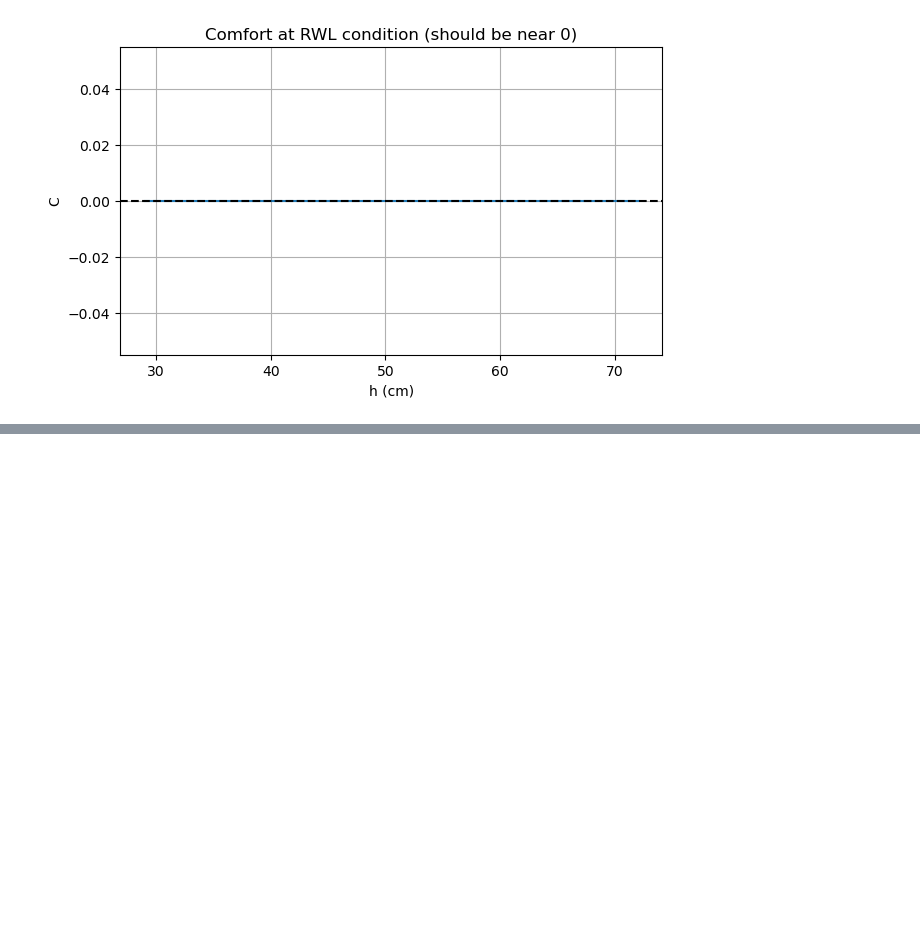
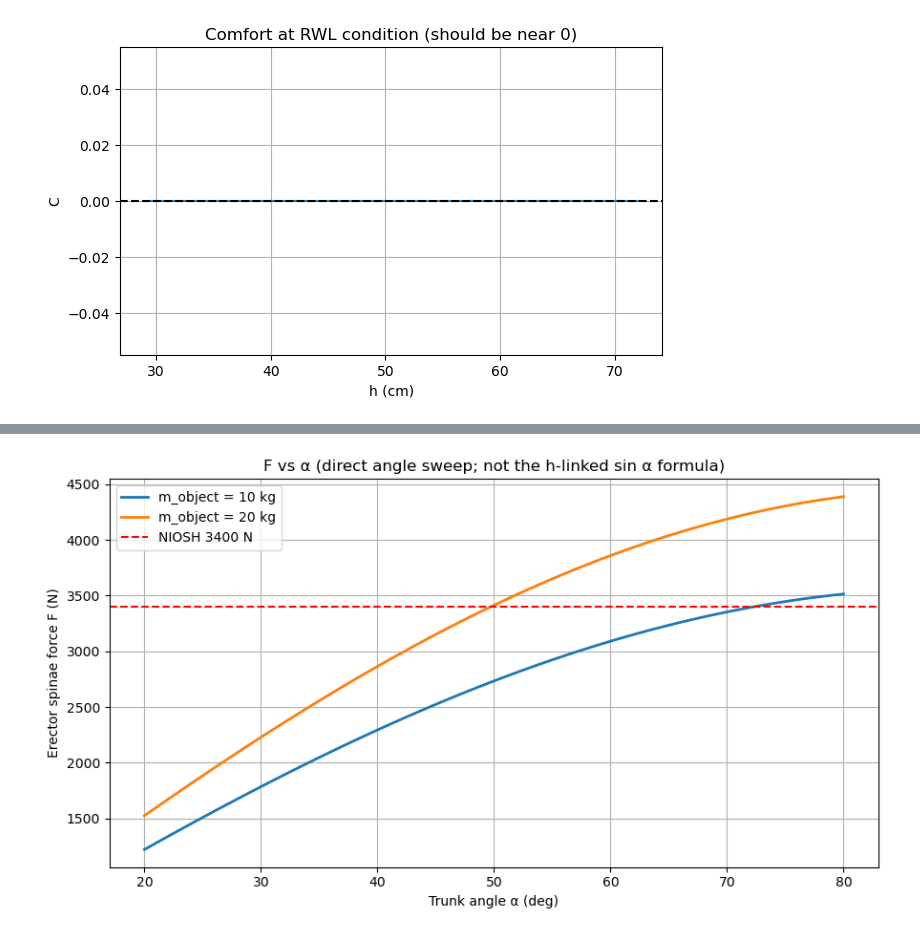
Before and after one commit to martinesco/math_concepts_project, a Jupyter notebook: Safe_Lifting_Analysis.ipynb, the cells around one changed output, grey strips where cells are left out. Saved outputs shown, nothing was run; the diff lists cells and outputs as text; code cells hidden in the pictures; blank space fills up the shorter version.

```diff
--- a/Safe_Lifting_Analysis.ipynb
+++ b/Safe_Lifting_Analysis.ipynb
@@ -209,0 +282,27 @@ Max |C| when m_object = RWL: 0.0
+# %%
+# F vs α with α swept directly
+def erector_force_from_alpha_deg(m_body_kg, m_object_kg, alpha_deg, g=G_GRAVITY):
+    M = m_body_kg * g
+    G = m_object_kg * g
+    s = np.sin(np.deg2rad(alpha_deg))
+    return (3.42 * M + 9.06 * G) * s
+
+
+m_body_plot = 80.0  # matches the 10 kg / 20 kg example
+angles = np.linspace(20, 80, 61)
+F_10kg = np.array([erector_force_from_alpha_deg(m_body_plot, 10.0, a) for a in angles])
+F_20kg = np.array([erector_force_from_alpha_deg(m_body_plot, 20.0, a) for a in angles])
+
+plt.figure(figsize=(9, 5))
+plt.plot(angles, F_10kg, label="m_object = 10 kg", color="tab:blue", linewidth=2)
+plt.plot(angles, F_20kg, label="m_object = 20 kg", color="tab:orange", linewidth=2)
+plt.axhline(L5S1_LIMIT_N, color="red", linestyle="--", linewidth=1.5, label="NIOSH 3400 N")
+plt.xlabel("Trunk angle α (deg)")
+plt.ylabel("Erector spinae force F (N)")
+plt.title("F vs α (direct angle sweep; not the h-linked sin α formula)")
+plt.legend()
+plt.grid(True)
+plt.tight_layout()
+plt.show()
+# %% [output]
+[figure, added]
```
Also changed, not shown: parts of 11 cells of this notebook.
